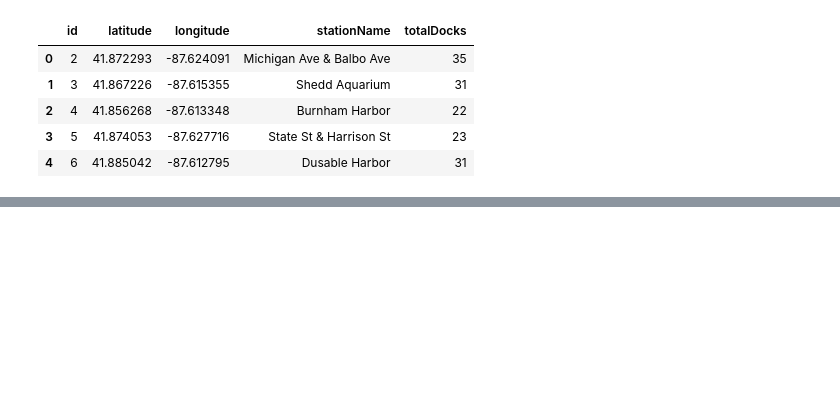
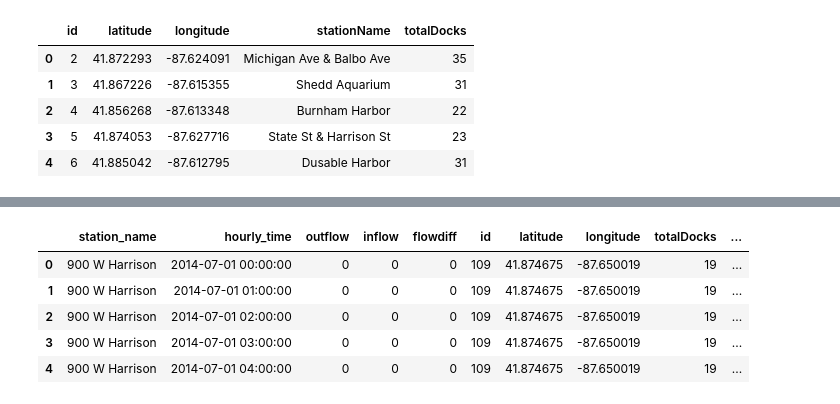
Before and after one commit to yongcho822/Divvy-Project, a Jupyter notebook: McNulty.ipynb, the cells around one changed output, grey strips where cells are left out. Cells and saved outputs as stored; diff of their text form; code cells hidden in the pictures; blank space fills up the shorter version.

```diff
--- a/McNulty.ipynb
+++ b/McNulty.ipynb
@@ -191,0 +228,4 @@ Name: stationName, dtype: object
+# %%
+api_df.columns = map(lambda x: x.encode('utf-8'), api_df.columns)
+# %%
+bigresult = pd.merge(result, api_df, on='id')
@@ -191,0 +242,11 @@ Name: stationName, dtype: object
+# %%
+bigresult['running_low'] = ((bigresult.flowdiff < 0) & (bigresult.flowdiff.abs() > (bigresult.totalDocks * 1.5/3.0))).astype(int)
+# %%
+bigresult.head()
+# %% [output]
+|  | station_name | hourly_time | outflow | inflow | flowdiff | id | latitude | longitude | totalDocks | ... |
+| 0 | 900 W Harrison | 2014-07-01 00:00:00 | 0 | 0 | 0 | 109 | 41.874675 | -87.650019 | 19 | ... |
+| 1 | 900 W Harrison | 2014-07-01 01:00:00 | 0 | 0 | 0 | 109 | 41.874675 | -87.650019 | 19 | ... |
+| 2 | 900 W Harrison | 2014-07-01 02:00:00 | 0 | 0 | 0 | 109 | 41.874675 | -87.650019 | 19 | ... |
+| 3 | 900 W Harrison | 2014-07-01 03:00:00 | 0 | 0 | 0 | 109 | 41.874675 | -87.650019 | 19 | ... |
+| 4 | 900 W Harrison | 2014-07-01 04:00:00 | 0 | 0 | 0 | 109 | 41.874675 | -87.650019 | 19 | ... |
```
Also changed, not shown: parts of 19 cells of this notebook.
